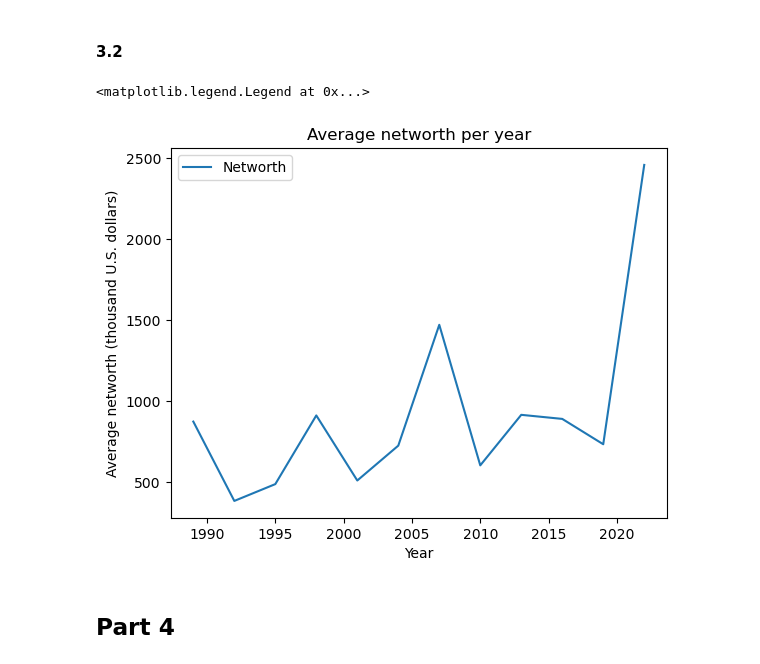
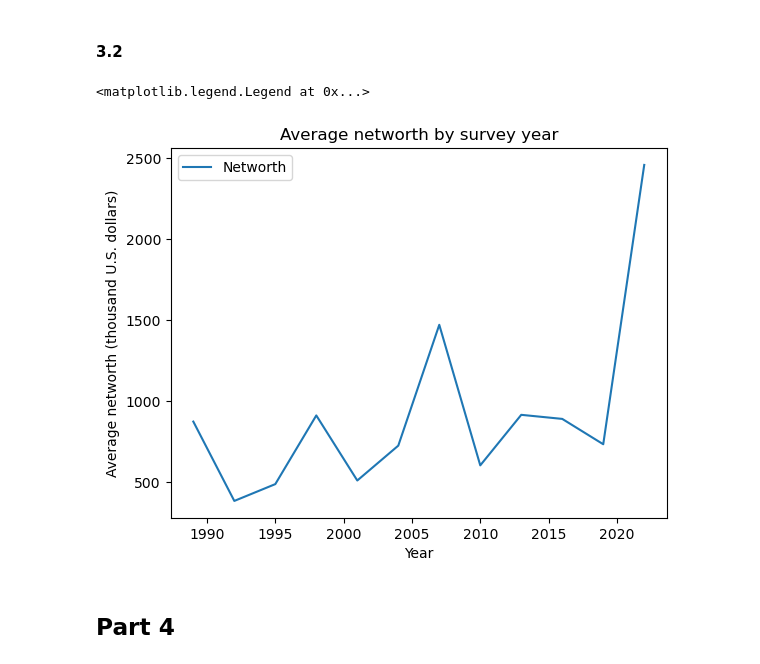
Before and after one commit to helenadaul/TECH2-H25-assignment2, a Jupyter notebook: assignment2.ipynb, the cells around one changed output. Drawn from its saved outputs; the diff is of its cells as text; code cells hidden in the pictures.

```diff
--- a/assignment2.ipynb
+++ b/assignment2.ipynb
@@ -85,8 +80,11 @@ df1
 # %% [markdown]
 #### __1.2__
 # %%
-# only include observation with age between 25 and 89 in dataframe
-df1 = df1.query('25 <= age <= 89')
+# Only include observations with age between 25 and 89 in dataframe
+# Use copy() to avoid getting long message when I run the code
+df1 = df1.query('25 <= age <= 89').copy()
+
+# Display data frame
 df1
 # %% [output]
 |  | id | year | age | educ | networth |
@@ -259,14 +284,23 @@ for i in range(1989, 2023, 3):
 # %% [markdown]
 #### __3.2__
 # %%
+# Plot average networth by survey year
 plt.plot(year, avg_nw_year, label = 'Networth')
+
+# Label x-axis
 plt.xlabel('Year')
+
+# Label y-axis
 plt.ylabel('Average networth (thousand U.S. dollars)')
-plt.title('Average networth per year')
+
+# Add title
+plt.title('Average networth by survey year')
+
+# Add legend
 plt.legend()
 # %% [output]
 <matplotlib.legend.Legend at 0x...>
-[figure, old version]
+[figure, new version]
 # %% [markdown]
 ## Part 4
 # %% [markdown]
```
Also changed, not shown: parts of 14 cells of this notebook.
